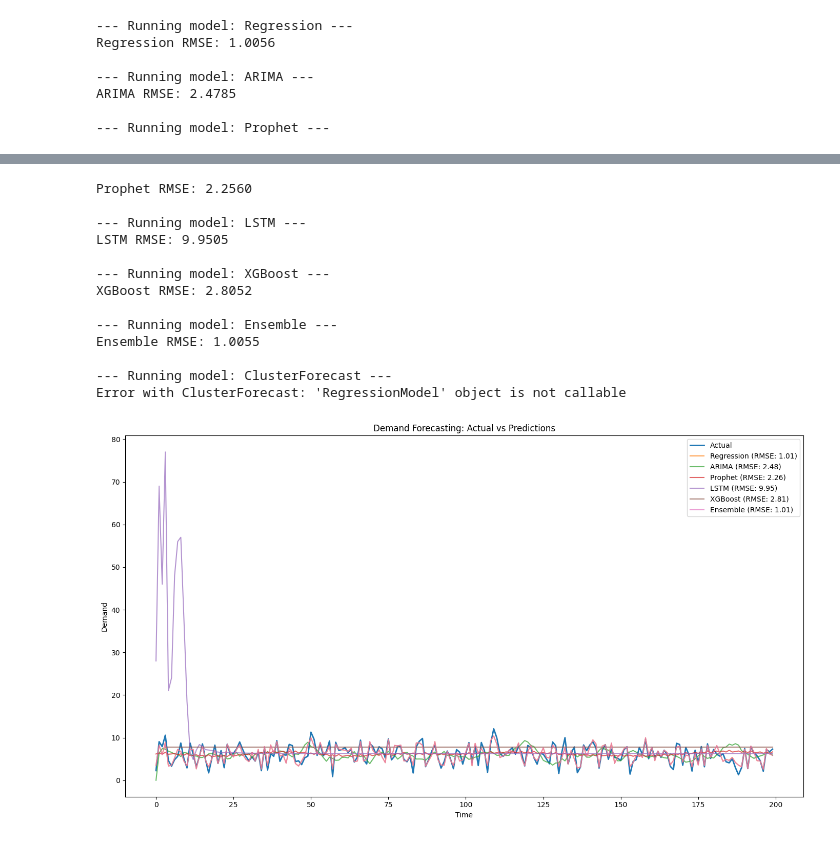
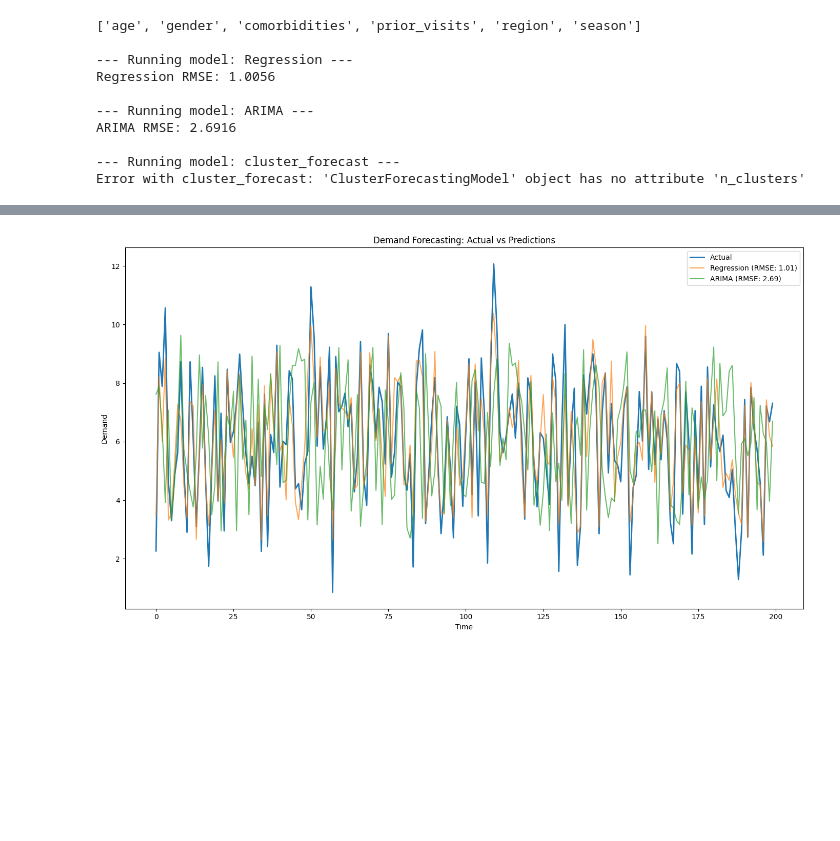
Before and after one commit to zhaleh-rahimi/e2e-cluster-forecast, a Jupyter notebook: exploration/demo_forecasting.ipynb, the cells around one changed output, grey strips where cells are left out. Saved outputs shown, nothing was run; the diff lists cells and outputs as text; code cells hidden in the pictures; blank space fills up the shorter version.

```diff
--- a/exploration/demo_forecasting.ipynb
+++ b/exploration/demo_forecasting.ipynb
@@ -38,39 +38,38 @@ else:
 
 data.rename(columns={'y': 'demand'}, inplace=True)
 features = [col for col in data.columns if col != 'demand']
-
+print(features)
 
 # ------------------------------
 # Train/Test split
 # ------------------------------
 train_size = int(0.8 * len(data))
 train = data.iloc[:train_size]
-test = data.iloc[train_size:]
-
-
+test = data.iloc[train_size:].reset_index(drop=True)
 
 # ------------------------------
 # Clustering step
 # ------------------------------
+
 cluster_model = ClusterModel(n_clusters=4)
-train = cluster_model.fit(train, features)
-test = cluster_model.predict(test, features)
 
-# Update features to include 'cluster'
-features_with_cluster = features + ['cluster'] if 'cluster' not in features else features
+
+
 # ------------------------------
 # Initialize models
 # ------------------------------
 models = {
     "Regression": RegressionModel(),
     "ARIMA": ARIMAModel(),
-    "Prophet": ProphetModel(),
-    "LSTM": LSTMModel(epochs=5),
-    "XGBoost": XGBoostModel(),
-    "Ensemble": EnsembleModel([
-        RegressionModel(), XGBoostModel(), ARIMAModel()
-    ]),
-    "ClusterForecast": ClusterForecastingModel(base_model_cls=RegressionModel(), cluster_model=cluster_model)  # Proposed method
+    # "Prophet": ProphetModel(),
+    # "LSTM": LSTMModel(epochs=5),
+    # "XGBoost": XGBoostModel(),
+    # "Ensemble": EnsembleModel([
+    #     RegressionModel(), XGBoostModel(), ARIMAModel()
+    # ]),
+    'cluster_forecast': ClusterForecastingModel(cluster_model,
+                                                base_model_cls= RegressionModel()
+                                                )
 }
 
 results = {}
@@ -105,10 +104,13 @@ plt.ylabel("Demand")
 plt.tight_layout()
 plt.show()
 # %% [output]
+['age', 'gender', 'comorbidities', 'prior_visits', 'region', 'season']
+
 --- Running model: Regression ---
 Regression RMSE: 1.0056
 
 --- Running model: ARIMA ---
-ARIMA RMSE: 2.4785
+ARIMA RMSE: 2.6916
 
---- Running model: Prophet ---
+--- Running model: cluster_forecast ---
+Error with cluster_forecast: 'ClusterForecastingModel' object has no attribute 'n_clusters'
@@ -117,14 +117 @@ ARIMA RMSE: 2.4785
-Prophet RMSE: 2.2560
-
---- Running model: LSTM ---
-LSTM RMSE: 9.9505
-
---- Running model: XGBoost ---
-XGBoost RMSE: 2.8052
-
---- Running model: Ensemble ---
-Ensemble RMSE: 1.0055
-
---- Running model: ClusterForecast ---
-Error with ClusterForecast: 'RegressionModel' object is not callable
-[figure, old version]
+[figure, new version]
```
Also changed, not shown: parts of 1 cell of this notebook.
